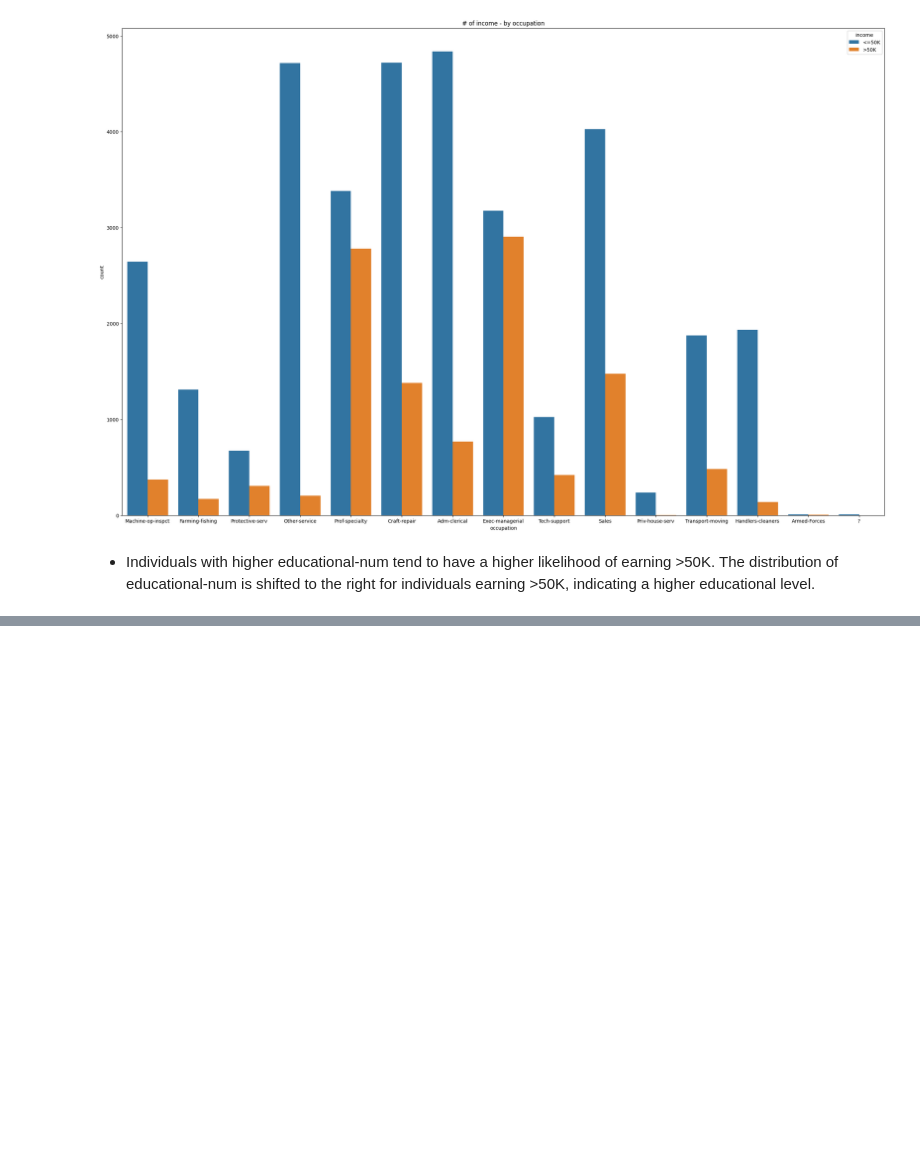
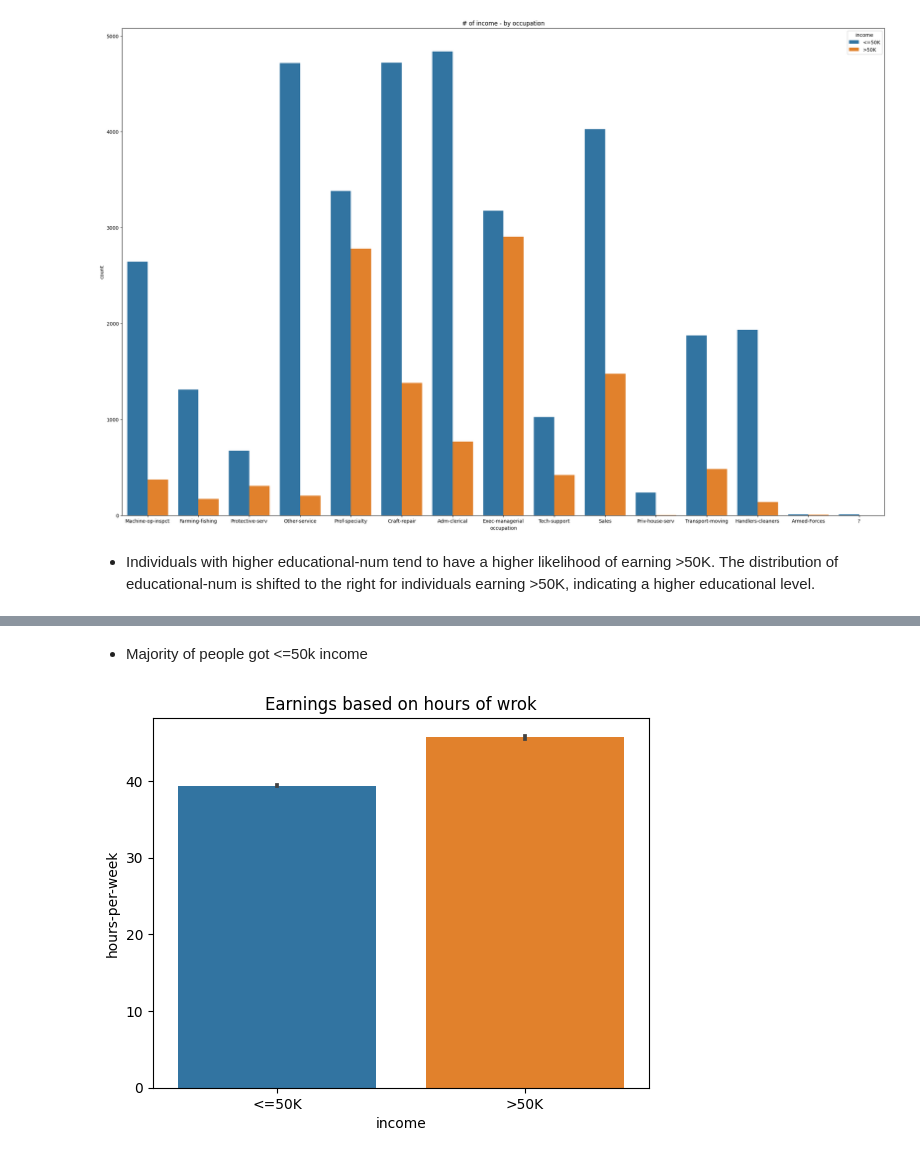
Before and after one commit to uday-routhu/models, a Jupyter notebook: Project_2_Part_1_Core.ipynb, the cells around one changed output, grey strips where cells are left out. Drawn from its saved outputs; the diff is of its cells as text; code cells hidden in the pictures; blank space fills up the shorter version.

```diff
--- a/Project_2_Part_1_Core.ipynb
+++ b/Project_2_Part_1_Core.ipynb
@@ -1713,0 +1072,7 @@ ax.set(title='# of rating - by type');
+# %% [markdown]
+- Majority of people got <=50k income
+# %%
+ax = sns.barplot(data=df_adult,x='income', y='hours-per-week')
+ax.set_title("Earnings based on hours of wrok");
+# %% [output]
+[figure, added]
```
Also changed, not shown: parts of 104 cells of this notebook.
